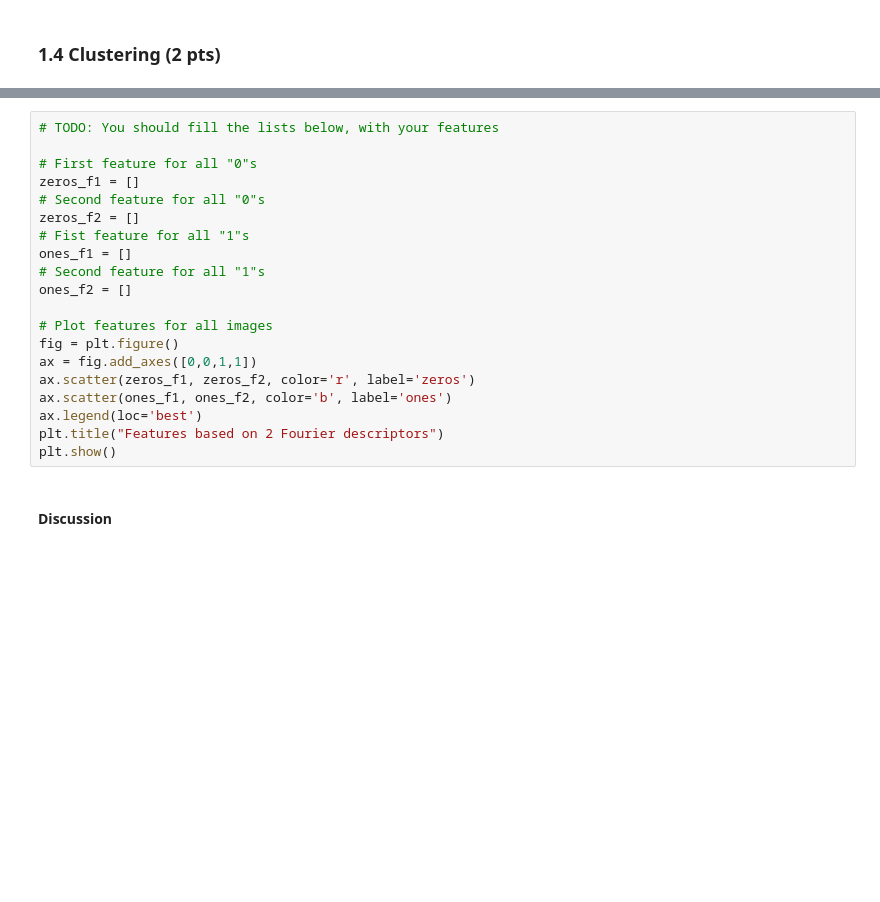
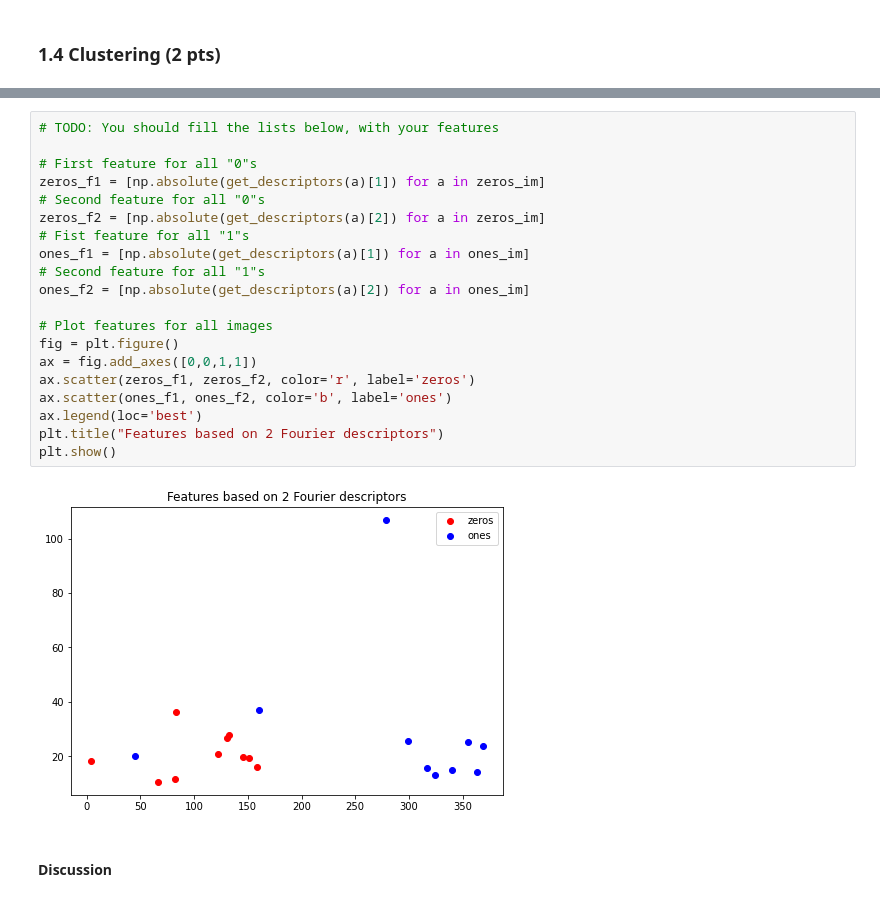
Before and after one commit to sirogosig/EE-451_code, a Jupyter notebook: labs/lab_02_object_description.ipynb, the cells around one changed output, grey strips where cells are left out. Cells and saved outputs as stored; diff of their text form; blank space fills up the shorter version.

```diff
--- a/labs/lab_02_object_description.ipynb
+++ b/labs/lab_02_object_description.ipynb
@@ -337,23 +311,25 @@ TODO
 # %%
 # TODO: You should fill the lists below, with your features
 
 # First feature for all "0"s
-zeros_f1 = []
+zeros_f1 = [np.absolute(get_descriptors(a)[1]) for a in zeros_im]
 # Second feature for all "0"s
-zeros_f2 = []
+zeros_f2 = [np.absolute(get_descriptors(a)[2]) for a in zeros_im]
 # Fist feature for all "1"s
-ones_f1 = []
+ones_f1 = [np.absolute(get_descriptors(a)[1]) for a in ones_im]
 # Second feature for all "1"s
-ones_f2 = []
+ones_f2 = [np.absolute(get_descriptors(a)[2]) for a in ones_im]
 
 # Plot features for all images
 fig = plt.figure()
 ax = fig.add_axes([0,0,1,1])
 ax.scatter(zeros_f1, zeros_f2, color='r', label='zeros')
 ax.scatter(ones_f1, ones_f2, color='b', label='ones')
 ax.legend(loc='best')
 plt.title("Features based on 2 Fourier descriptors")
 plt.show()
+# %% [output]
+[figure, added]
 # %% [markdown]
 #### Discussion
 # %% [markdown]
```
Also changed, not shown: parts of 15 cells of this notebook.
